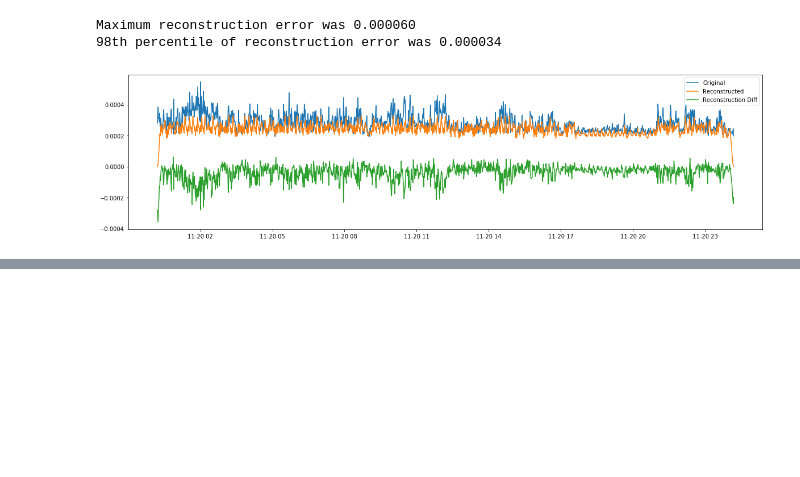
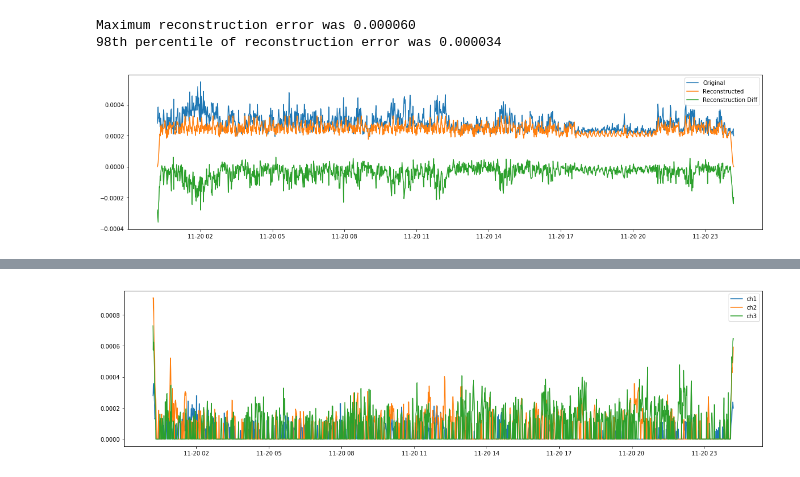
Before and after one commit to xw0078/ub_fall17_seb, a Jupyter notebook: Dataset Overview and Anomaly Detection.ipynb, the cells around one changed output, grey strips where cells are left out. Cells and saved outputs as stored; diff of their text form; code cells hidden in the pictures; blank space fills up the shorter version.

```diff
--- a/Dataset Overview and Anomaly Detection.ipynb
+++ b/Dataset Overview and Anomaly Detection.ipynb
@@ -404,5 +418,6 @@ plt.plot(df_nov20_1m["Timestamp"][0:n_plot_samples],filtered[0:n_plot_samples],
 # %%
 import my_anomaly
+r_ch1 = filtered
 # %%
 df = np.copy(df_base_1m['1W-2_03'])
 df_a = np.copy(df_nov20_1m["1W-2_03"])
@@ -437,0 +453,9 @@ Maximum reconstruction error was 0.000174
+# %%
+plt.figure(figsize=(20, 5))
+plt.plot(df_nov20_1m["Timestamp"][0:n_plot_samples],r_ch1[0:n_plot_samples], label="ch1")
+plt.plot(df_nov20_1m["Timestamp"][0:n_plot_samples],r_ch2[0:n_plot_samples], label="ch2")
+plt.plot(df_nov20_1m["Timestamp"][0:n_plot_samples],r_ch3[0:n_plot_samples], label="ch3")
+plt.legend()
+plt.show()
+# %% [output]
+[figure, added]
```
Also changed, not shown: parts of 20 cells of this notebook, 2 other files.
